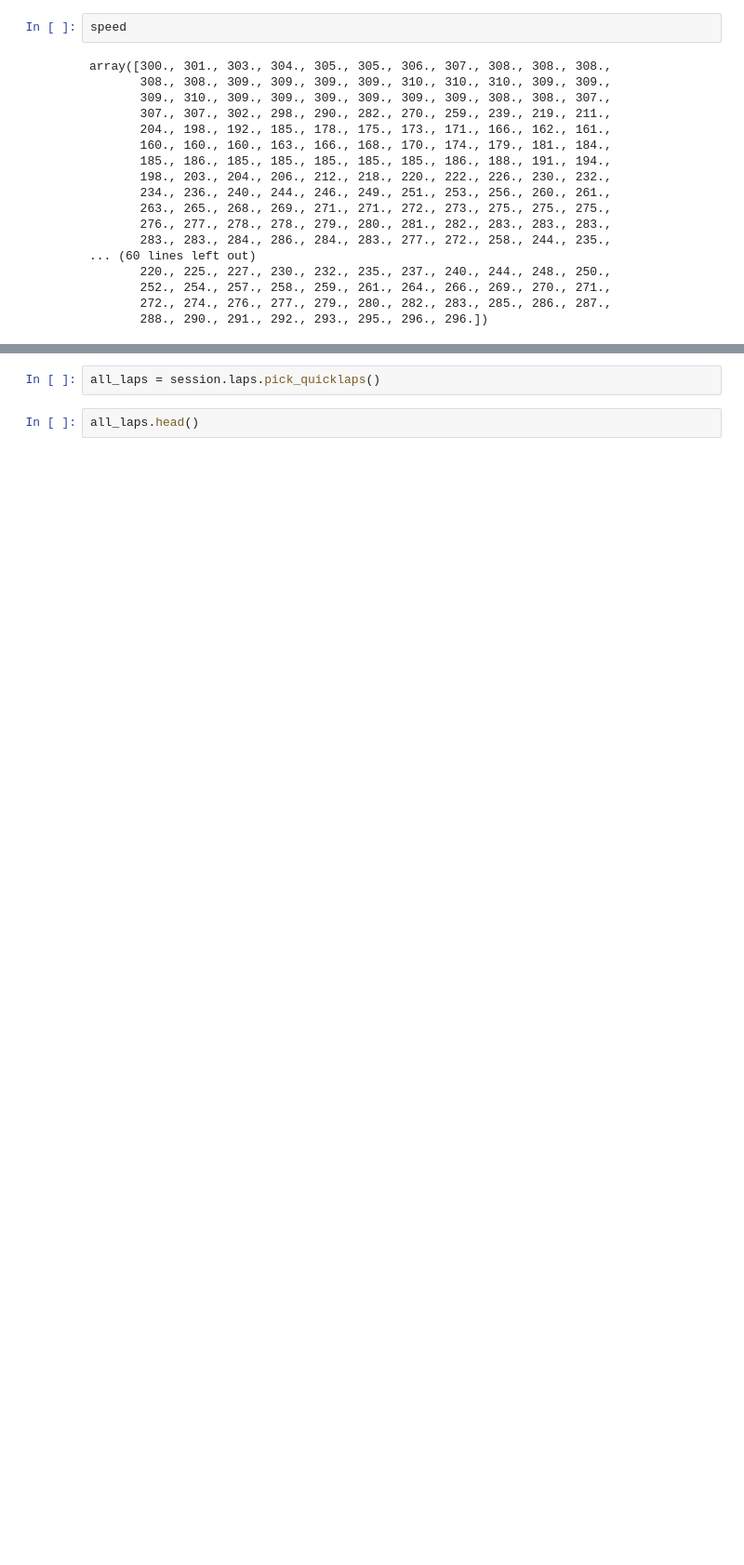
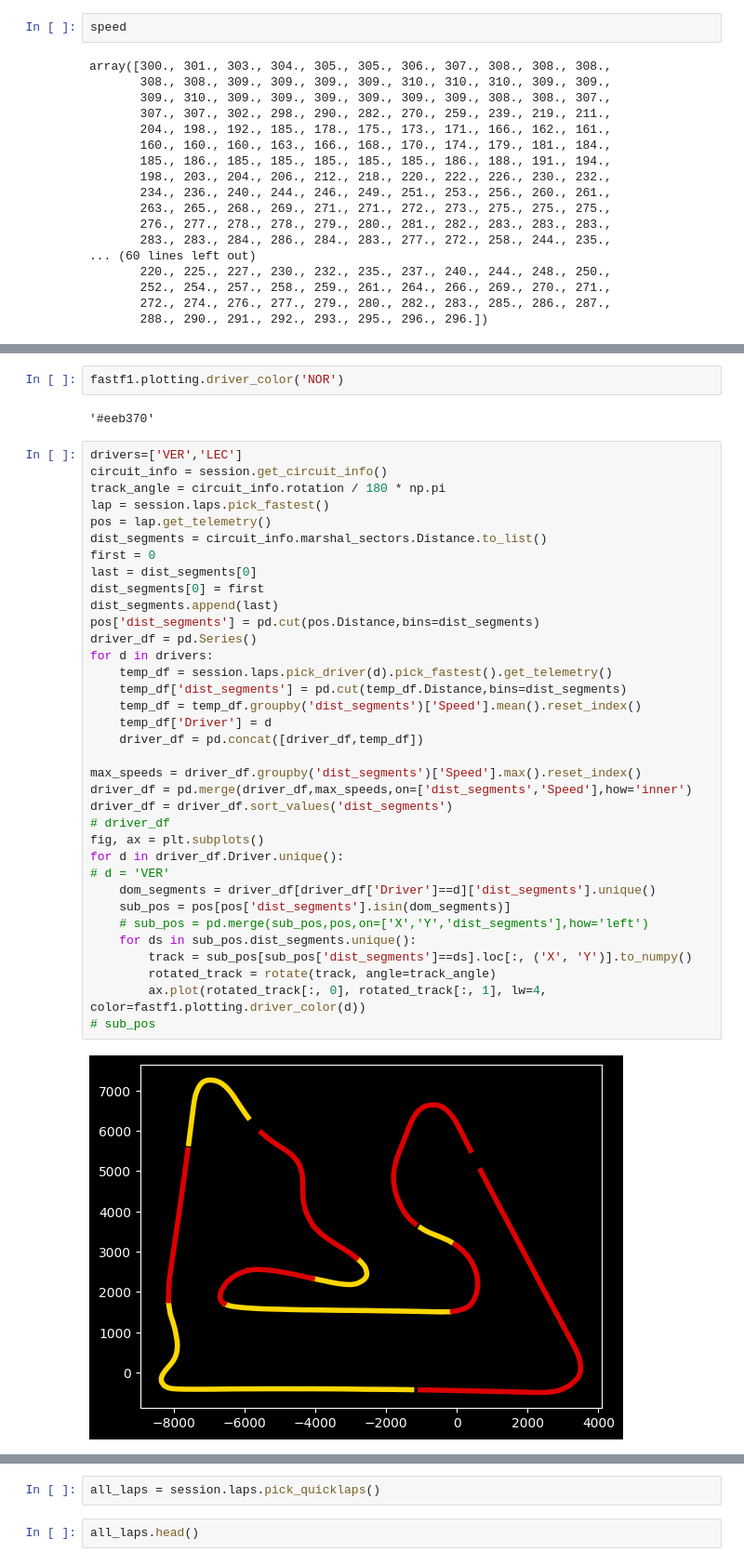
Before and after one commit to srikrishnaa97/F1-data-analysis, a Jupyter notebook: f1_data_analysis.ipynb, the cells around one changed output, grey strips where cells are left out. Shown at 93% size. Cells and saved outputs as stored; diff of their text form; blank space fills up the shorter version.

```diff
--- a/f1_data_analysis.ipynb
+++ b/f1_data_analysis.ipynb
@@ -1013,0 +1134,41 @@ all_tel.head()
+# %%
+fastf1.plotting.driver_color('NOR')
+# %% [output]
+'#eeb370'
+# %%
+drivers=['VER','LEC']
+circuit_info = session.get_circuit_info()
+track_angle = circuit_info.rotation / 180 * np.pi
+lap = session.laps.pick_fastest()
+pos = lap.get_telemetry()
+dist_segments = circuit_info.marshal_sectors.Distance.to_list()
+first = 0
+last = dist_segments[0]
+dist_segments[0] = first
+dist_segments.append(last)
+pos['dist_segments'] = pd.cut(pos.Distance,bins=dist_segments)
+driver_df = pd.Series()
+for d in drivers:
+    temp_df = session.laps.pick_driver(d).pick_fastest().get_telemetry()
+    temp_df['dist_segments'] = pd.cut(temp_df.Distance,bins=dist_segments)
+    temp_df = temp_df.groupby('dist_segments')['Speed'].mean().reset_index()
+    temp_df['Driver'] = d
+    driver_df = pd.concat([driver_df,temp_df])
+
+max_speeds = driver_df.groupby('dist_segments')['Speed'].max().reset_index()
+driver_df = pd.merge(driver_df,max_speeds,on=['dist_segments','Speed'],how='inner')
+driver_df = driver_df.sort_values('dist_segments')
+# driver_df
+fig, ax = plt.subplots()
+for d in driver_df.Driver.unique():
+# d = 'VER'
+    dom_segments = driver_df[driver_df['Driver']==d]['dist_segments'].unique()
+    sub_pos = pos[pos['dist_segments'].isin(dom_segments)]
+    # sub_pos = pd.merge(sub_pos,pos,on=['X','Y','dist_segments'],how='left')
+    for ds in sub_pos.dist_segments.unique():
+        track = sub_pos[sub_pos['dist_segments']==ds].loc[:, ('X', 'Y')].to_numpy()
+        rotated_track = rotate(track, angle=track_angle)
+        ax.plot(rotated_track[:, 0], rotated_track[:, 1], lw=4, color=fastf1.plotting.driver_color(d))
+# sub_pos
+# %% [output]
+[figure, added]
```
Also changed, not shown: parts of 46 cells of this notebook, 2 other files.
